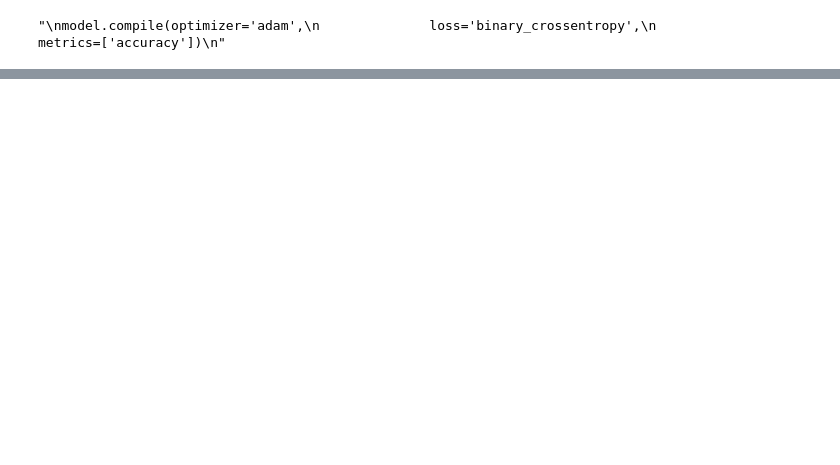
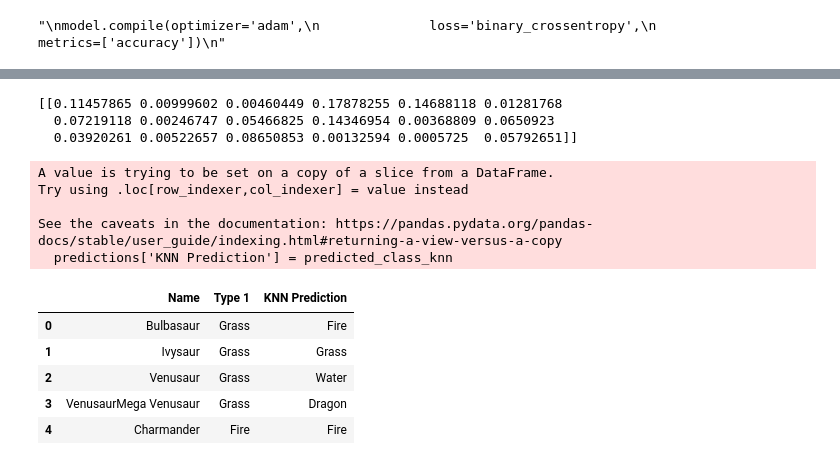
Before and after one commit to mfriesenmn/pokemon_ai, a Jupyter notebook: Analysis.ipynb, the cells around one changed output, grey strips where cells are left out. Drawn from its saved outputs; the diff is of its cells as text; code cells hidden in the pictures; blank space fills up the shorter version.

Commit message:
Started compiling accuracy data by type

```diff
--- a/Analysis.ipynb
+++ b/Analysis.ipynb
@@ -556,0 +586,30 @@ rf.score(X_test, y_test)
+# %%
+# Comparison of Predictions By Type 1
+predictions = pokedex[['Name',"Type 1"]]
+
+# KNN Predictions
+predicted_class_knn = knn.predict(X_scaler2.transform(X))
+
+# Neural Network Predicstions
+# predicted_class_nn = model.predict(X_scaler2.transform([[1,2,3,4,5,6,7,8]]))
+print(model.predict(X_scaler2.transform([[1,2,3,4,5,6,7,8]])))
+
+# Creating a dataframe to compare data
+predictions['KNN Prediction'] = predicted_class_knn
+# predictions['Neural Network Prediction'] = predicted_class_nn
+predictions.head()
+# %% [output]
+[[0.11457865 0.00999602 0.00460449 0.17878255 0.14688118 0.01281768
+  0.07219118 0.00246747 0.05466825 0.14346954 0.00368809 0.0650923
+  0.03920261 0.00522657 0.08650853 0.00132594 0.0005725  0.05792651]]
+A value is trying to be set on a copy of a slice from a DataFrame.
+Try using .loc[row_indexer,col_indexer] = value instead
+
+See the caveats in the documentation: https://pandas.pydata.org/pandas-docs/stable/user_guide/indexing.html#returning-a-view-versus-a-copy
+  predictions['KNN Prediction'] = predicted_class_knn
+|  | Name | Type 1 | KNN Prediction |
+| 0 | Bulbasaur | Grass | Fire |
+| 1 | Ivysaur | Grass | Grass |
+| 2 | Venusaur | Grass | Water |
+| 3 | VenusaurMega Venusaur | Grass | Dragon |
+| 4 | Charmander | Fire | Fire |
```
Also changed, not shown: parts of 22 cells of this notebook.
